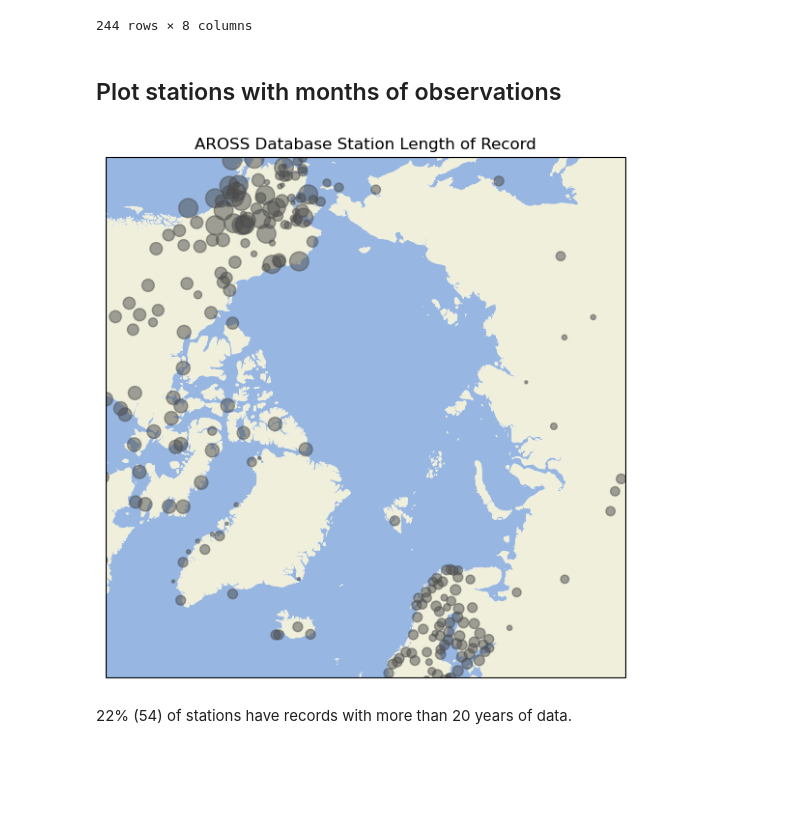
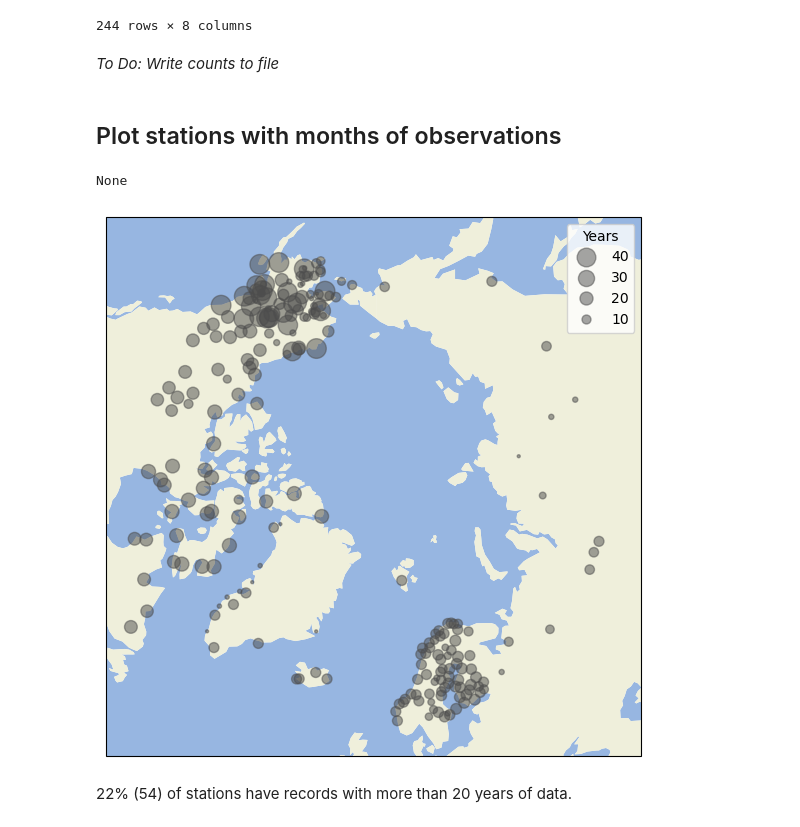
Before and after one commit to andypbarrett/rain_on_snow_climatology_paper, a Jupyter notebook: notebooks/liquid_precipitation_event_fraction.ipynb, the cells around one changed output. Cells and saved outputs as stored; diff of their text form; code cells hidden in the pictures; blank space fills up the shorter version.

Commit message:
add legend and plot routines

```diff
--- a/notebooks/liquid_precipitation_event_fraction.ipynb
+++ b/notebooks/liquid_precipitation_event_fraction.ipynb
@@ -187,5 +178,7 @@ gmetadata
 | ESPE | Vidsel | 65.86778 | 20.15417 | 182.000000 | SE | NaN | POINT (20.15417 65.86778) | 10 |
 | ESNV | Vilhelmina | 64.57910 | 16.83360 | 353.000000 | SE | NaN | POINT (16.8336 64.5791) | 7 |
 244 rows × 8 columns
+# %% [markdown]
+_To Do:  Write counts to file_
 # %% [markdown]
 ## Plot stations with months of observations
@@ -192,25 +188,50 @@ gmetadata
 # %%
+savefigs = True
+
+proj = projections["orthographic"]
+minimum_latitude = 55.
+
 fig = plt.figure(figsize=(7,7))
 ax = fig.add_subplot(projection=proj)
 ax.set_extent([-180.,180.,minimum_latitude,90.], ccrs.PlateCarree())
 ax.add_feature(cfeature.OCEAN)
 ax.add_feature(cfeature.LAND)
 
 # Normalize observation counts
-s = ((gmetadata["nyear"] - gmetadata["nyear"].min()) /
-     (gmetadata["nyear"].max() - gmetadata["nyear"].min()))
+smin = gmetadata["nyear"].min()
+smax = gmetadata["nyear"].max()
+s = ((gmetadata["nyear"] - smin) / (smax - smin))
 max_ms = 200  # Maximum Markersize
 
-gmetadata.to_crs(6931).plot(ax=ax, color='0.3', markersize=s*max_ms, legend=True, alpha=0.5)
+# ax.scatter(x, y, s*max_ms, color='0.3', alpha=0.5)
 
-ax.set_title("AROSS Database Station Length of Record")
+gmetadata.to_crs(proj.to_wkt()).plot(
+    ax=ax,
+    color='0.3',
+    markersize=s*max_ms,
+    alpha=0.5
+)
 
-# TODO: add legend
+# ax.set_title("AROSS Database Station Length of Record")
+print(ax.get_legend())
+
+# Add legend
+legend_symbols = np.array([40, 30, 20, 10])
+# markersize for scatter is set to points squared
+# Line2D sets marker size in points.  To match markersize in legend and on plot
+# the markersize passed to Line2D must be given as the squareroot.
+# This raises the question of what the correct size to pass to scatter.  I think passing
+# s is correct because I want the symbols to be proportional to s.
+s_legend = np.sqrt(((legend_symbols - smin) * max_ms / (smax - smin)))
+legend_elements = [Line2D([0], [0], linestyle='', marker='o', color='0.3', label=f"{symbol}",
+                          markersize=size, alpha=0.5) for symbol, size in zip(legend_symbols, s_legend)]
+ax.legend(handles=legend_elements, loc='upper right', markerscale=1., title="Years")
 
 if savefigs:
-    fig.savefig("aross_stations.png")
+    fig.savefig("aross_stations_years_with_obs.png")
 # %% [output]
+None
-[figure, old version]
+[figure, new version]
 # %% [markdown]
 22% (54) of stations have records with more than 20 years of data.
 # %%
```
Also changed, not shown: parts of 13 cells of this notebook.
